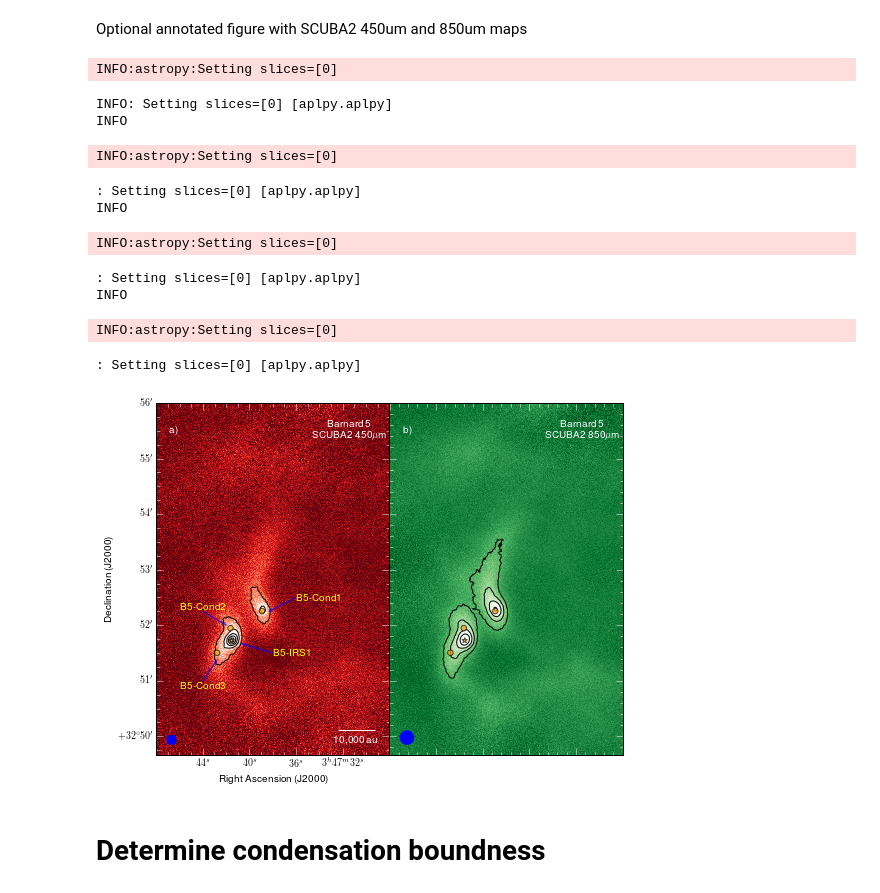
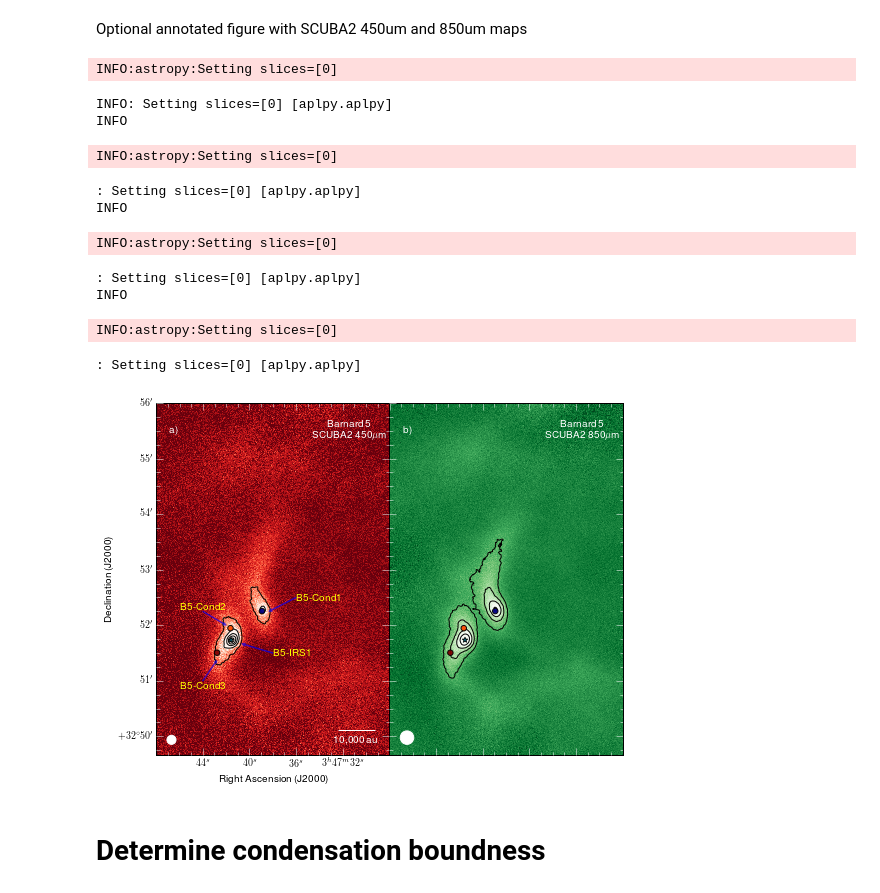
Before and after one commit to e-koch/B5_wide_multiple, a Jupyter notebook: B5_multiple_notebook_v0.9.ipynb, the cells around one changed output. Cells and saved outputs as stored; diff of their text form; code cells hidden in the pictures.

Commit message:
Retouch figures
-Updated figures

```diff
--- a/B5_multiple_notebook_v0.9.ipynb
+++ b/B5_multiple_notebook_v0.9.ipynb
@@ -661,13 +666,13 @@ fig1.show_contour( file_scuba2_450, levels=cont_lev_450, colors='black', kernel=
 
 # Add beams
 fig1.add_beam()
-fig1.beam.set_color('blue')
+fig1.beam.set_color('white')
 fig1.add_label(0.78,0.93, 'Barnard 5\nSCUBA2 450$\\mu$m', relative=True, color='white')
 fig1.ticks.set_minor_frequency(4)
 
 # YSO
-fig1.show_markers(ra_yso,  dec_yso,  marker='*', alpha=0.7, layer='lay_yso',  c='orange', zorder=50)
-fig1.show_markers(ra_blob, dec_blob, marker='o', alpha=0.7, layer='lay_blob', c='orange', zorder=51)
+fig1.show_markers(ra_yso,  dec_yso,  marker='*', alpha=0.9, layer='lay_yso',  c='gold', zorder=50)
+fig1.show_markers(ra_blob, dec_blob, marker='o', alpha=0.9, layer='lay_blob', c='gold', zorder=51)
 
 for i in np.arange(len(text_label)):
 	fig1.add_label(ra_label[i], dec_label[i], text_label[i], horizontalalignment=align[i], color='yellow',zorder=51+i, verticalalignment=v_align[i])
@@ -719,9 +724,9 @@ fig2.show_colorscale( cmap='Greens_r', vmin=-0.08e-3, vmax=0.3e-3)
 fig2.show_contour( file_scuba2_850, levels=cont_lev_850, colors='black', kernel='box', smooth=5)
 
 fig1.add_beam()
-fig1.beam.set_color('blue')
+fig1.beam.set_color('white')
 fig2.add_beam()
-fig2.beam.set_color('blue')
+fig2.beam.set_color('white')
 
 fig1.add_label(0.825,0.925, 'Barnard 5\nSCUBA2 450$\\mu$m', relative=True, color='white')
 fig2.add_label(0.825,0.925, 'Barnard 5\nSCUBA2 850$\\mu$m', relative=True, color='white')
@@ -729,12 +734,13 @@ fig1.add_label(0.075,0.925, 'a)', relative=True, color='white')
 fig2.add_label(0.075,0.925, 'b)', relative=True, color='white')
 
 fig1.ticks.set_minor_frequency(4)
+fig2.ticks.set_minor_frequency(4)
 
 # YSO
-fig1.show_markers(ra_yso,  dec_yso,  marker='*', alpha=0.7, layer='lay_yso',  c='orange', zorder=50)
-fig1.show_markers(ra_blob, dec_blob, marker='o', alpha=0.7, layer='lay_blob', c='orange', zorder=51)
-fig2.show_markers(ra_yso,  dec_yso,  marker='*', alpha=0.7, layer='lay_yso',  c='orange', zorder=52)
-fig2.show_markers(ra_blob, dec_blob, marker='o', alpha=0.7, layer='lay_blob', c='orange', zorder=53)
+fig1.show_markers(ra_yso,  dec_yso,  marker='*', alpha=0.95, layer='lay_yso',  c=(0.,0.664,0.800), zorder=50)
+fig1.show_markers(ra_blob, dec_blob, marker='o', alpha=0.95, layer='lay_blob', c=(0.,0.664,0.800), zorder=51)
+fig2.show_markers(ra_yso,  dec_yso,  marker='*', alpha=0.95, layer='lay_yso',  c=(0.,0.664,0.800), zorder=52)
+fig2.show_markers(ra_blob, dec_blob, marker='o', alpha=0.95, layer='lay_blob', c=(0.,0.664,0.800), zorder=53)
 
 for i in np.arange(len(text_label)):
 	fig1.add_label(ra_label[i], dec_label[i], text_label[i], horizontalalignment=align[i], color='yellow',zorder=51+i, verticalalignment=v_align[i])
@@ -749,34 +755,34 @@ fig1.scalebar.set_label('10,000 au')
 #labels and tick labels
 fig1.axis_labels.set_xtext('Right Ascension (J2000)')
 fig1.axis_labels.set_ytext('Declination (J2000)')
 fig2.axis_labels.set_xtext('')
 fig2.axis_labels.set_ytext('')
 
 fig1.tick_labels.set_xformat('hh:mm:ss')
 fig1.tick_labels.set_yformat('dd:mm')
 fig2.tick_labels.set_xformat('hh:mm:ss')
 fig2.tick_labels.set_yformat('dd:mm')
 
 fig2.tick_labels.hide()
 
 fig1.ticks.set_color('white')
 
 if save_figure:
     plt.savefig(figure_dir+'B5-450-850-anotated.pdf', bbox_inches='tight')
     plt.savefig(figure_dir+'B5-450-850-anotated.png', bbox_inches='tight')
 # %% [output]
 INFO:astropy:Setting slices=[0]
 INFO: Setting slices=[0] [aplpy.aplpy]
 INFO
 INFO:astropy:Setting slices=[0]
 : Setting slices=[0] [aplpy.aplpy]
 INFO
 INFO:astropy:Setting slices=[0]
 : Setting slices=[0] [aplpy.aplpy]
 INFO
 INFO:astropy:Setting slices=[0]
 : Setting slices=[0] [aplpy.aplpy]
-[figure, old version]
+[figure, new version]
 # %% [markdown]
 # Determine condensation boundness
 # %% [markdown]
```
Also changed, not shown: parts of 3 cells of this notebook, 8 other files.
